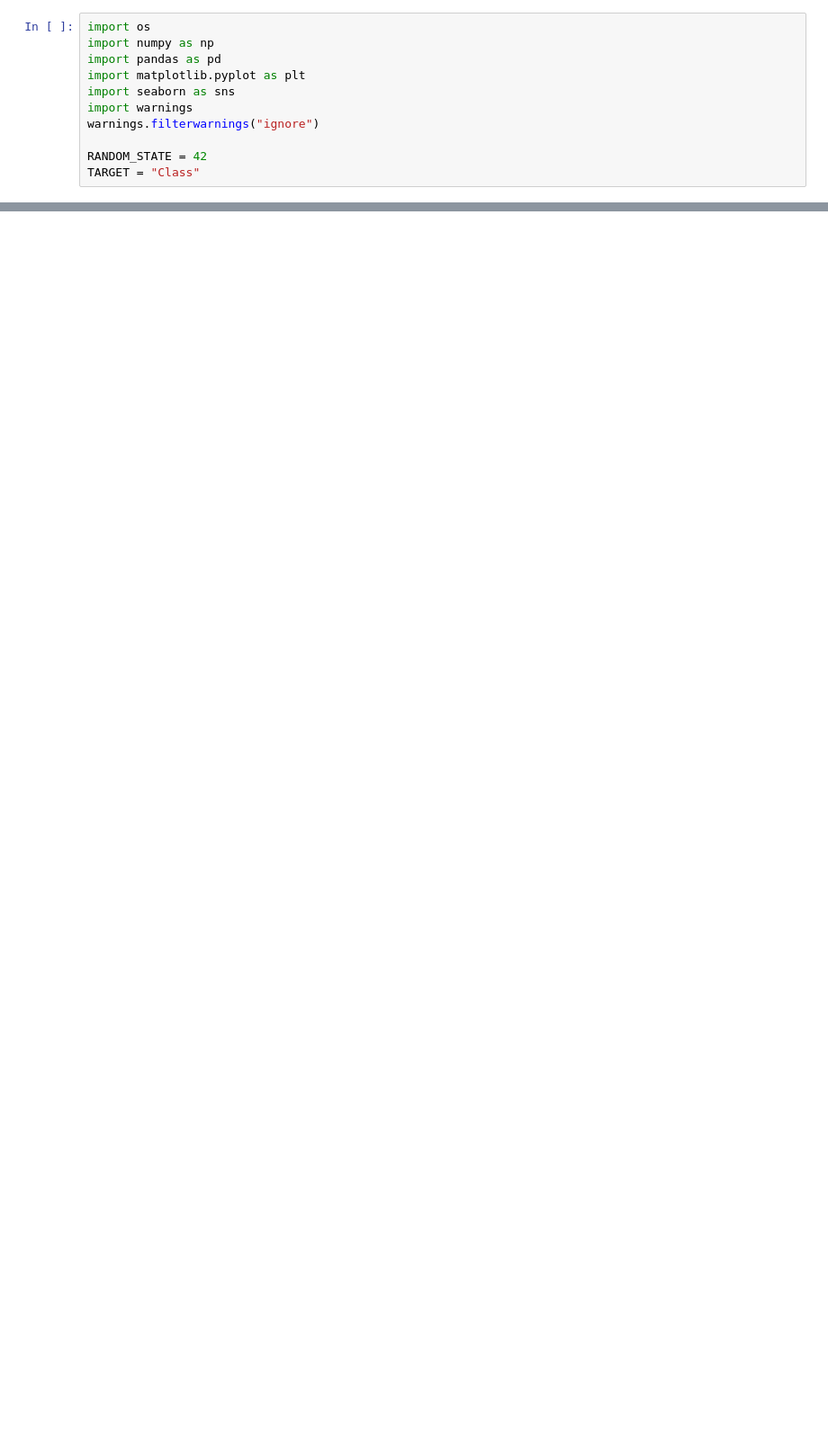
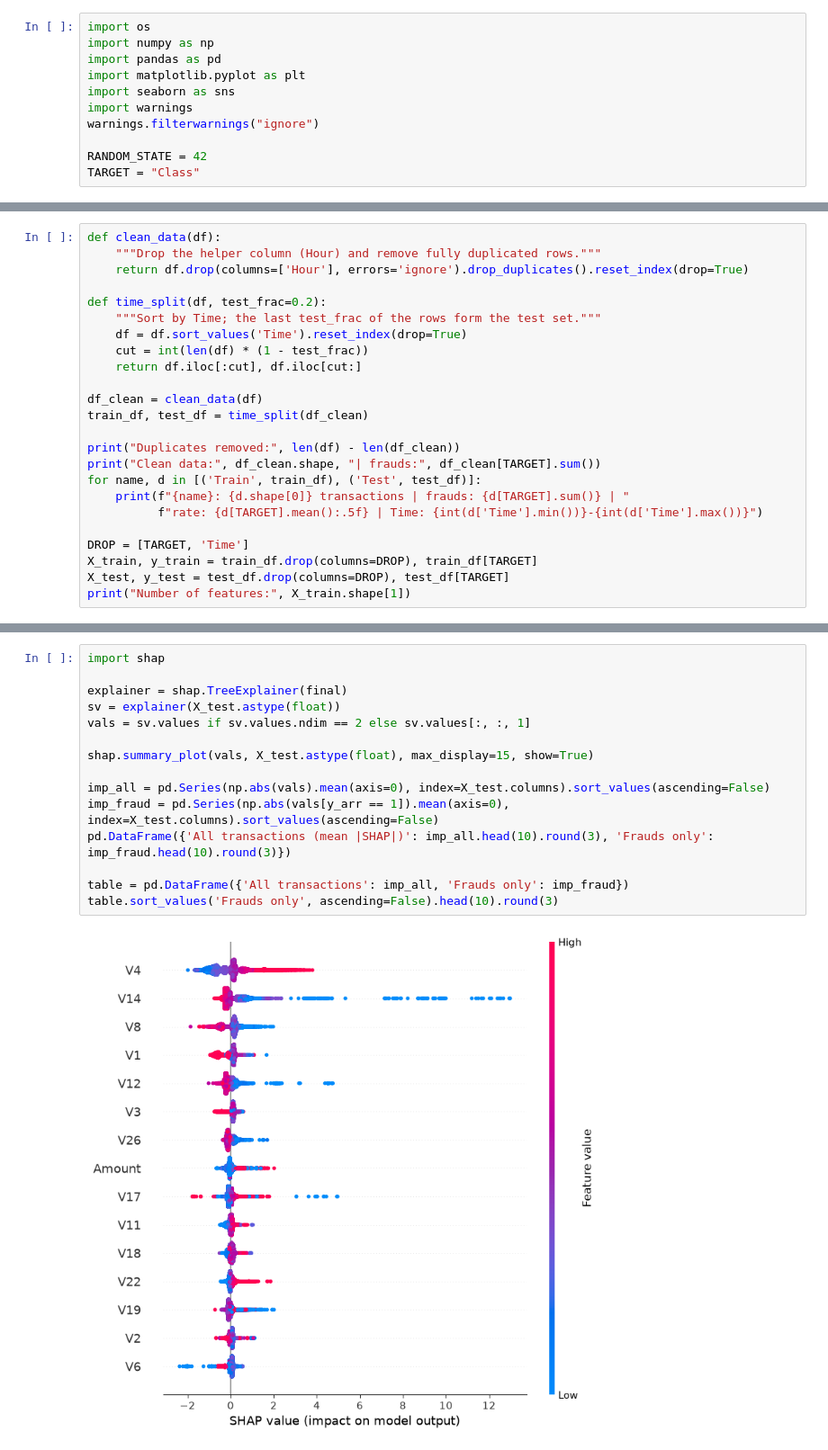
Before and after one commit to melihkoc1/credit-card-fraud-detection, a Jupyter notebook: notebooks/credit-card-fraud-detection.ipynb, the cells around one changed output, grey strips where cells are left out. Shown at 90% size. Cells and saved outputs as stored; diff of their text form; blank space fills up the shorter version.

```diff
--- a/notebooks/credit-card-fraud-detection.ipynb
+++ b/notebooks/credit-card-fraud-detection.ipynb
@@ -527,0 +178,24 @@ tablo.sort_values('Sadece sahtekârlıklar', ascending=False).head(10).round(3)
+# %%
+def clean_data(df):
+    """Drop the helper column (Hour) and remove fully duplicated rows."""
+    return df.drop(columns=['Hour'], errors='ignore').drop_duplicates().reset_index(drop=True)
+
+def time_split(df, test_frac=0.2):
+    """Sort by Time; the last test_frac of the rows form the test set."""
+    df = df.sort_values('Time').reset_index(drop=True)
+    cut = int(len(df) * (1 - test_frac))
+    return df.iloc[:cut], df.iloc[cut:]
+
+df_clean = clean_data(df)
+train_df, test_df = time_split(df_clean)
+
+print("Duplicates removed:", len(df) - len(df_clean))
+print("Clean data:", df_clean.shape, "| frauds:", df_clean[TARGET].sum())
+for name, d in [('Train', train_df), ('Test', test_df)]:
+    print(f"{name}: {d.shape[0]} transactions | frauds: {d[TARGET].sum()} | "
+          f"rate: {d[TARGET].mean():.5f} | Time: {int(d['Time'].min())}-{int(d['Time'].max())}")
+
+DROP = [TARGET, 'Time']
+X_train, y_train = train_df.drop(columns=DROP), train_df[TARGET]
+X_test, y_test = test_df.drop(columns=DROP), test_df[TARGET]
+print("Number of features:", X_train.shape[1])
@@ -527,0 +505,17 @@ tablo.sort_values('Sadece sahtekârlıklar', ascending=False).head(10).round(3)
+# %%
+import shap
+
+explainer = shap.TreeExplainer(final)
+sv = explainer(X_test.astype(float))
+vals = sv.values if sv.values.ndim == 2 else sv.values[:, :, 1]
+
+shap.summary_plot(vals, X_test.astype(float), max_display=15, show=True)
+
+imp_all = pd.Series(np.abs(vals).mean(axis=0), index=X_test.columns).sort_values(ascending=False)
+imp_fraud = pd.Series(np.abs(vals[y_arr == 1]).mean(axis=0), index=X_test.columns).sort_values(ascending=False)
+pd.DataFrame({'All transactions (mean |SHAP|)': imp_all.head(10).round(3), 'Frauds only': imp_fraud.head(10).round(3)})
+
+table = pd.DataFrame({'All transactions': imp_all, 'Frauds only': imp_fraud})
+table.sort_values('Frauds only', ascending=False).head(10).round(3)
+# %% [output]
+[figure, added]
```
Also changed, not shown: parts of 42 cells of this notebook, 3 other files.
